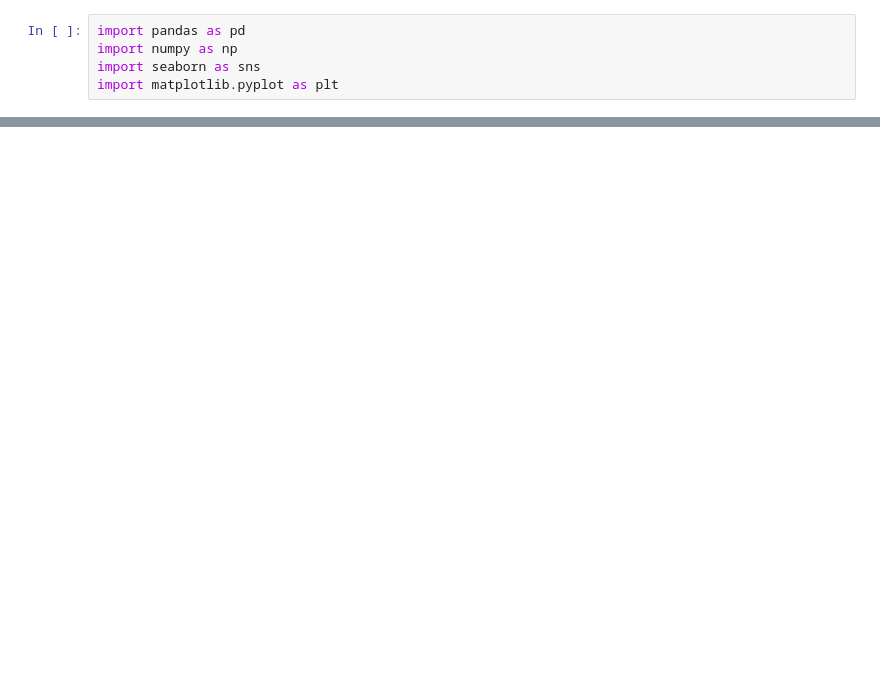
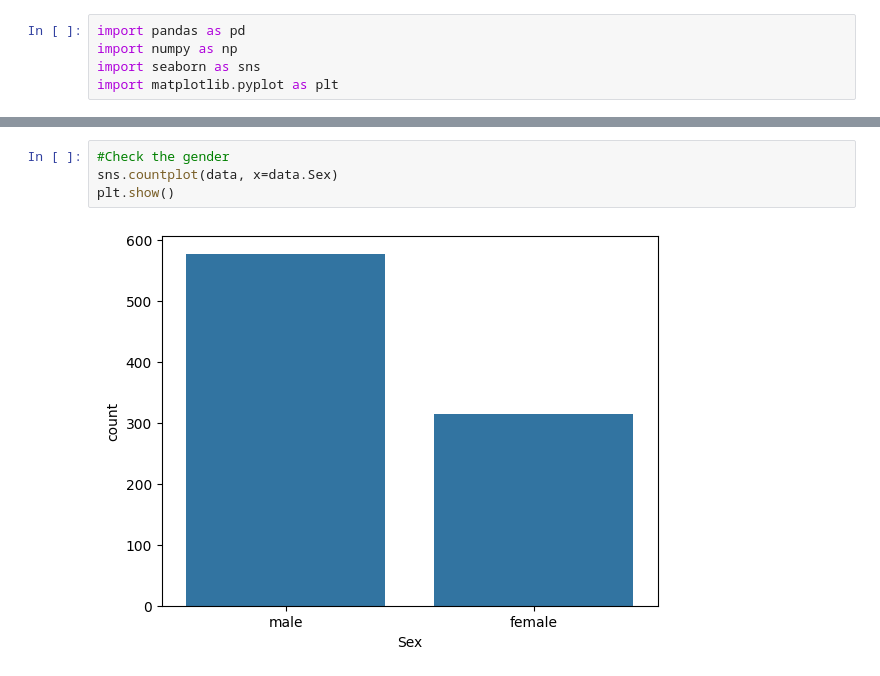
Before and after one commit to Szafranerio/Data_InDepth, a Jupyter notebook: Seaborn/titanic.ipynb, the cells around one changed output, grey strips where cells are left out. Saved outputs shown, nothing was run; the diff lists cells and outputs as text; blank space fills up the shorter version.

```diff
--- a/Seaborn/titanic.ipynb
+++ b/Seaborn/titanic.ipynb
@@ -13,3 +13,9 @@ data.head()
 | 2 | 3 | 1 | 3 | Heikkinen, Miss. Laina | female | 26.0 | 0 | 0 | STON/O2. 3101282 | 7.9250 | ... |
 | 3 | 4 | 1 | 1 | Futrelle, Mrs. Jacques Heath (Lil... | female | 35.0 | 1 | 0 | 113803 | 53.1000 | ... |
 | 4 | 5 | 0 | 3 | Allen, Mr. William Henry | male | 35.0 | 0 | 0 | 373450 | 8.0500 | ... |
+# %%
+#Check the gender
+sns.countplot(data, x=data.Sex)
+plt.show()
+# %% [output]
+[figure, added]
```
Also changed, not shown: parts of 14 cells of this notebook.
